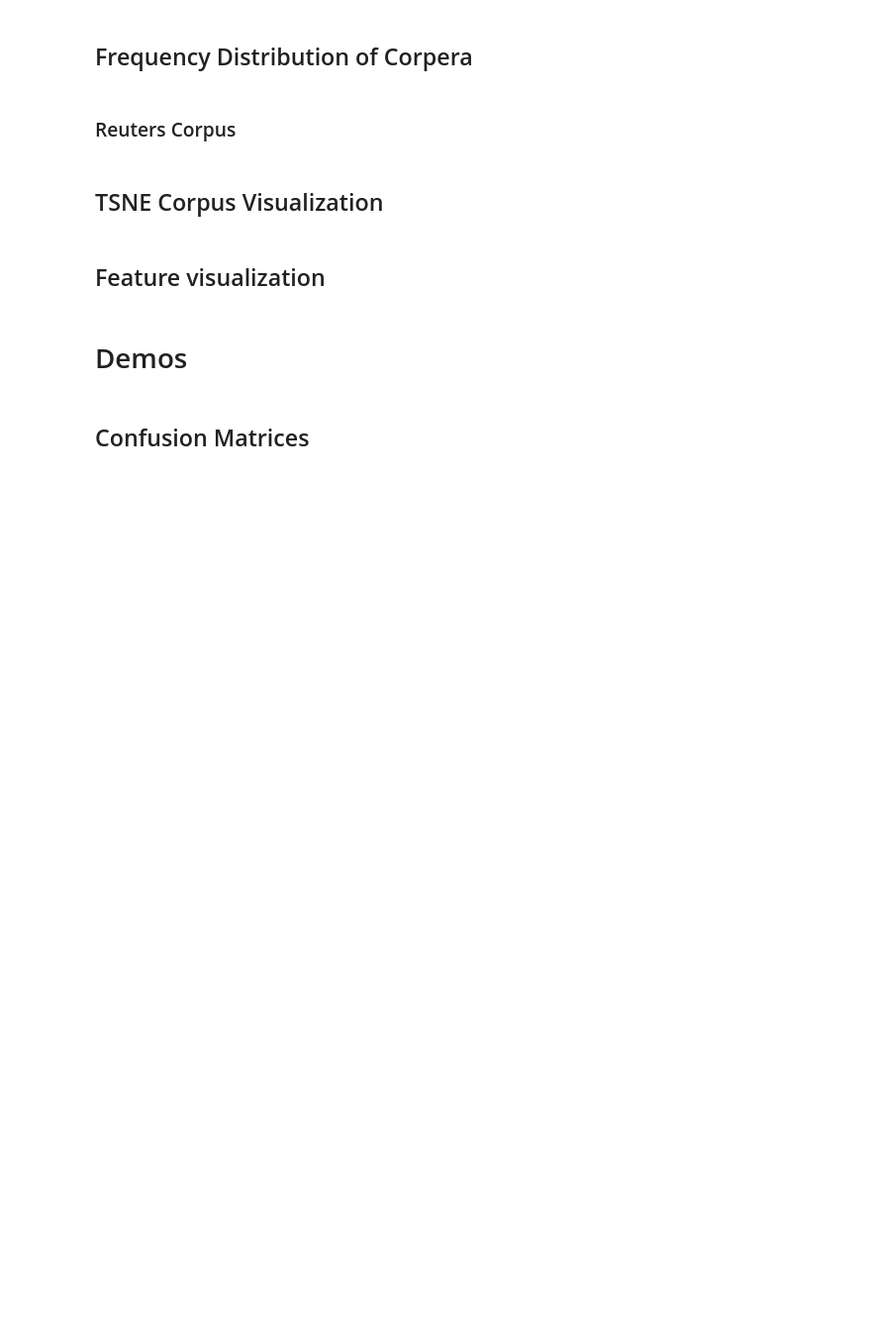
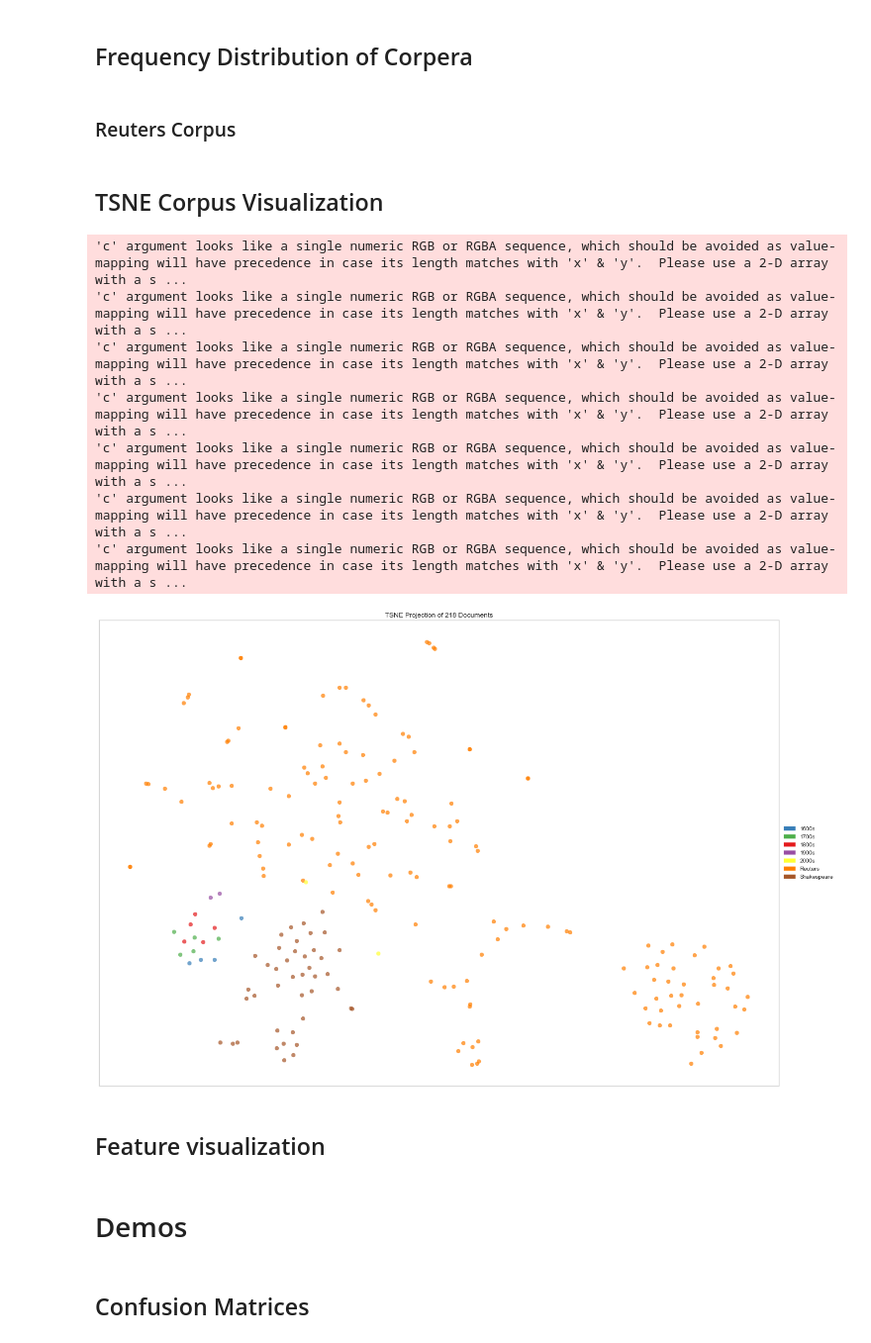
Before and after one commit to monishramadoss/CS178_FinalProject, a Jupyter notebook: Hw_5.ipynb, the cells around one changed output. Shown at 99% size. Saved outputs shown, nothing was run; the diff lists cells and outputs as text; code cells hidden in the pictures; blank space fills up the shorter version.

Commit message:
Fixed textData tsne

```diff
--- a/Hw_5.ipynb
+++ b/Hw_5.ipynb
@@ -471,11 +481,7 @@ for file in all_shake_files:
 # TextData
 for time in textData_dict:
     for file in textData_dict[time]:
-        print(time, file)
-        try:
-            raw_words = [str(word) for word in open(textData_folder+'/'+time+'/'+file, encoding='utf8').read().split()]
-        except:
-            continue
+        raw_words = [str(word) for word in open(textData_folder+'/'+time+'/'+file, encoding='latin-1').read().split()]
         processed = process_words(raw_words)
         data.append(processed)
         labels.append(time)
@@ -486,15 +492,26 @@ corpus = Bunch(
 # %%
 # Fit tf-idf vectorizer
 TF_IDF = TfidfVectorizer()
 docs = TF_IDF.fit_transform(corpus.data)
 
 # Set color palette for plotting
-set_palette('sns_bright')
+set_palette('set1')
 
 # Construct visualizer and draw vectors
-tsne = TSNEVisualizer(colors=('r','b'))
+tsne = TSNEVisualizer(size=(1920,1080))
 tsne.fit(docs, corpus.target)
-tsne.poof()
+for label in tsne.ax.texts:
+    label.set_size(100)
+tsne.poof(outpath="TSNE_Shake_Swin_Reut.png")
+# %% [output]
+'c' argument looks like a single numeric RGB or RGBA sequence, which should be avoided as value-mapping will have precedence in case its length matches with 'x' & 'y'.  Please use a 2-D array with a s ...
+'c' argument looks like a single numeric RGB or RGBA sequence, which should be avoided as value-mapping will have precedence in case its length matches with 'x' & 'y'.  Please use a 2-D array with a s ...
+'c' argument looks like a single numeric RGB or RGBA sequence, which should be avoided as value-mapping will have precedence in case its length matches with 'x' & 'y'.  Please use a 2-D array with a s ...
+'c' argument looks like a single numeric RGB or RGBA sequence, which should be avoided as value-mapping will have precedence in case its length matches with 'x' & 'y'.  Please use a 2-D array with a s ...
+'c' argument looks like a single numeric RGB or RGBA sequence, which should be avoided as value-mapping will have precedence in case its length matches with 'x' & 'y'.  Please use a 2-D array with a s ...
+'c' argument looks like a single numeric RGB or RGBA sequence, which should be avoided as value-mapping will have precedence in case its length matches with 'x' & 'y'.  Please use a 2-D array with a s ...
+'c' argument looks like a single numeric RGB or RGBA sequence, which should be avoided as value-mapping will have precedence in case its length matches with 'x' & 'y'.  Please use a 2-D array with a s ...
+[figure, added]
 # %% [markdown]
 ## Feature visualization
 # %%
```
Also changed, not shown: parts of 1 cell of this notebook.
